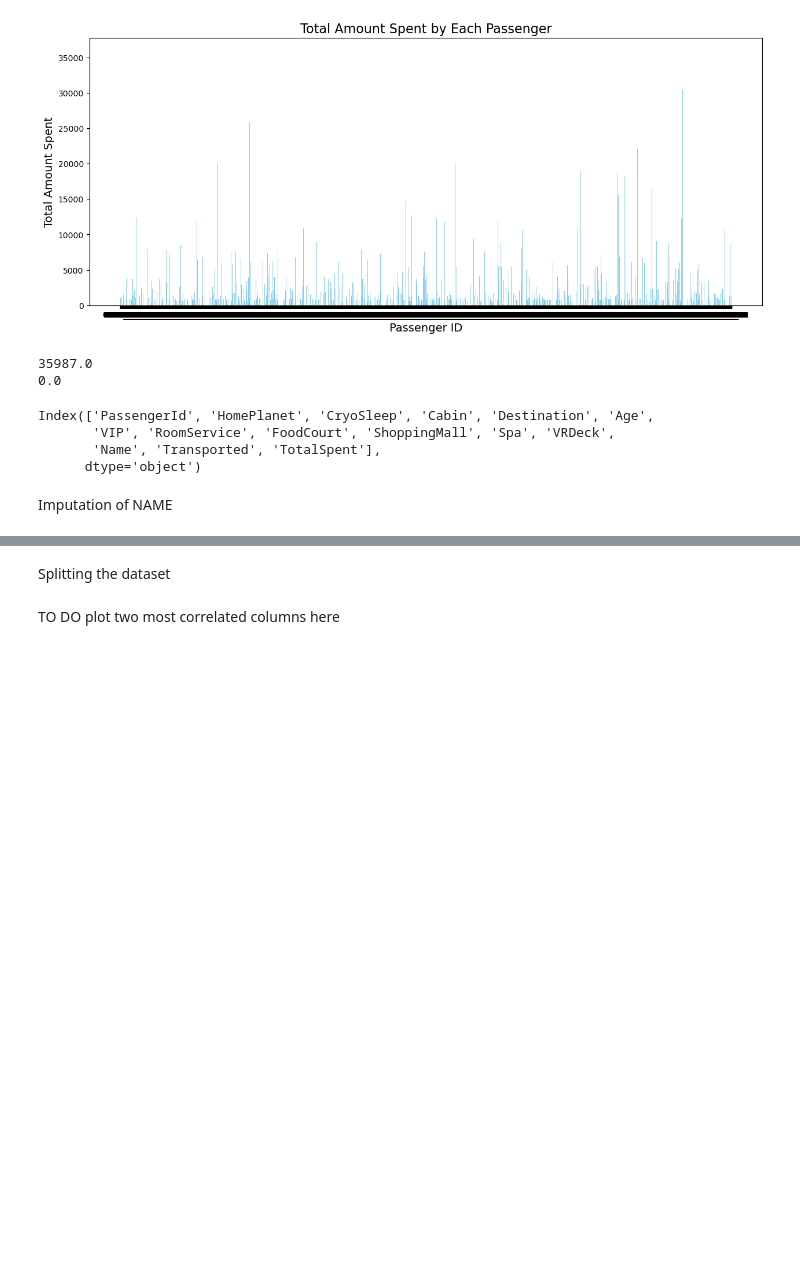
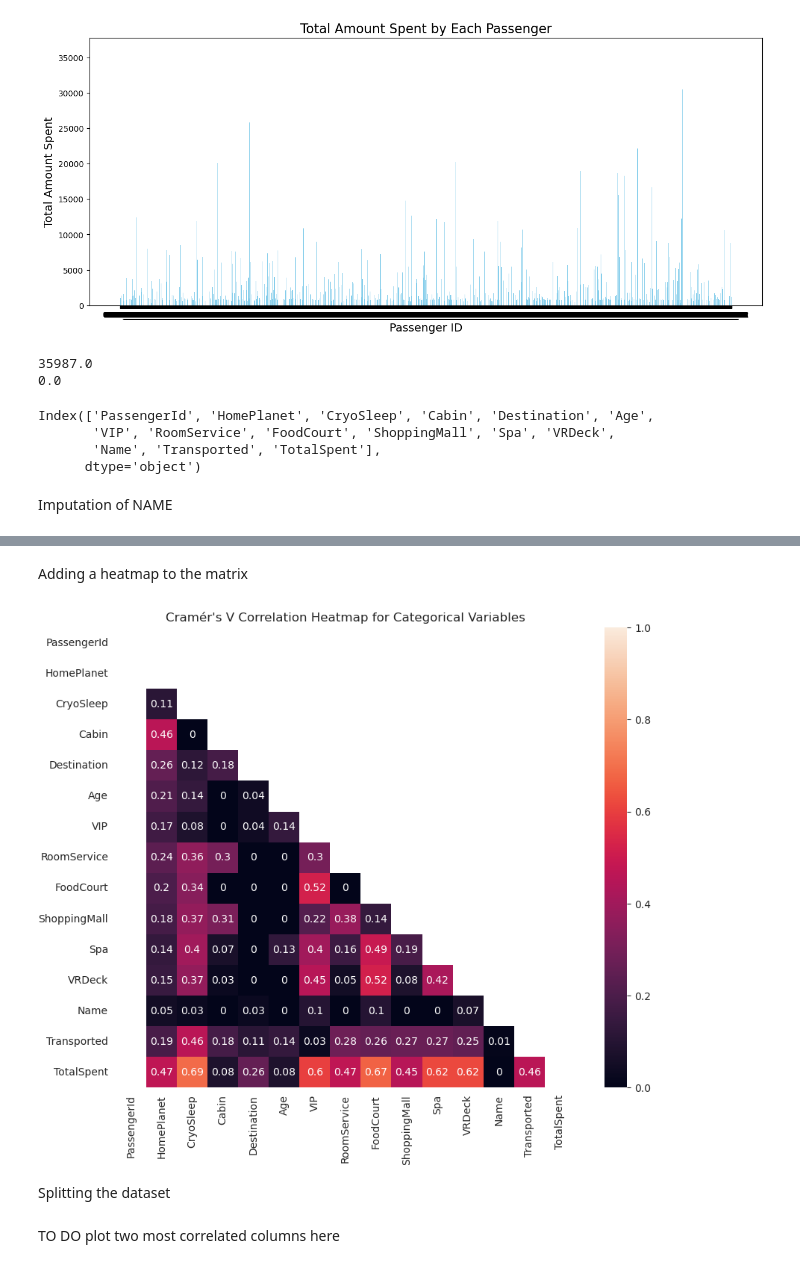
Before and after one commit to 22f3000082/ML-project, a Jupyter notebook: spaceship.ipynb, the cells around one changed output, grey strips where cells are left out. Saved outputs shown, nothing was run; the diff lists cells and outputs as text; code cells hidden in the pictures; blank space fills up the shorter version.

```diff
--- a/spaceship.ipynb
+++ b/spaceship.ipynb
@@ -291,0 +312,8 @@ df['Name'].fillna('Unknown', inplace=True)
+# %%
+from sklearn import preprocessing
+
+label = preprocessing.LabelEncoder()
+data_encoded = pd.DataFrame()
+
+for i in df.columns :
+  data_encoded[i]=label.fit_transform(df[i])
@@ -292,3 +387,25 @@ df['Name'].fillna('Unknown', inplace=True)
+# %% [markdown]
+Adding a heatmap to the matrix
+# %%
+import seaborn as sns
+import matplotlib.pyplot as plt
+
+
+
+mask = np.zeros_like(map, dtype=bool)
+mask[np.triu_indices_from(mask)] = True
+
+
+
+
+with sns.axes_style("white"):
+  plt.figure(figsize=(10, 8))
+  plt.title("Cramér's V Correlation Heatmap for Categorical Variables")
+  ax = sns.heatmap(map, annot=True,mask=mask,vmin=0., vmax=1, square=True)
+
+plt.show()
+# %% [output]
+[figure, added]
 # %% [markdown]
 Splitting the dataset
 # %%
```
Also changed, not shown: parts of 8 cells of this notebook.
